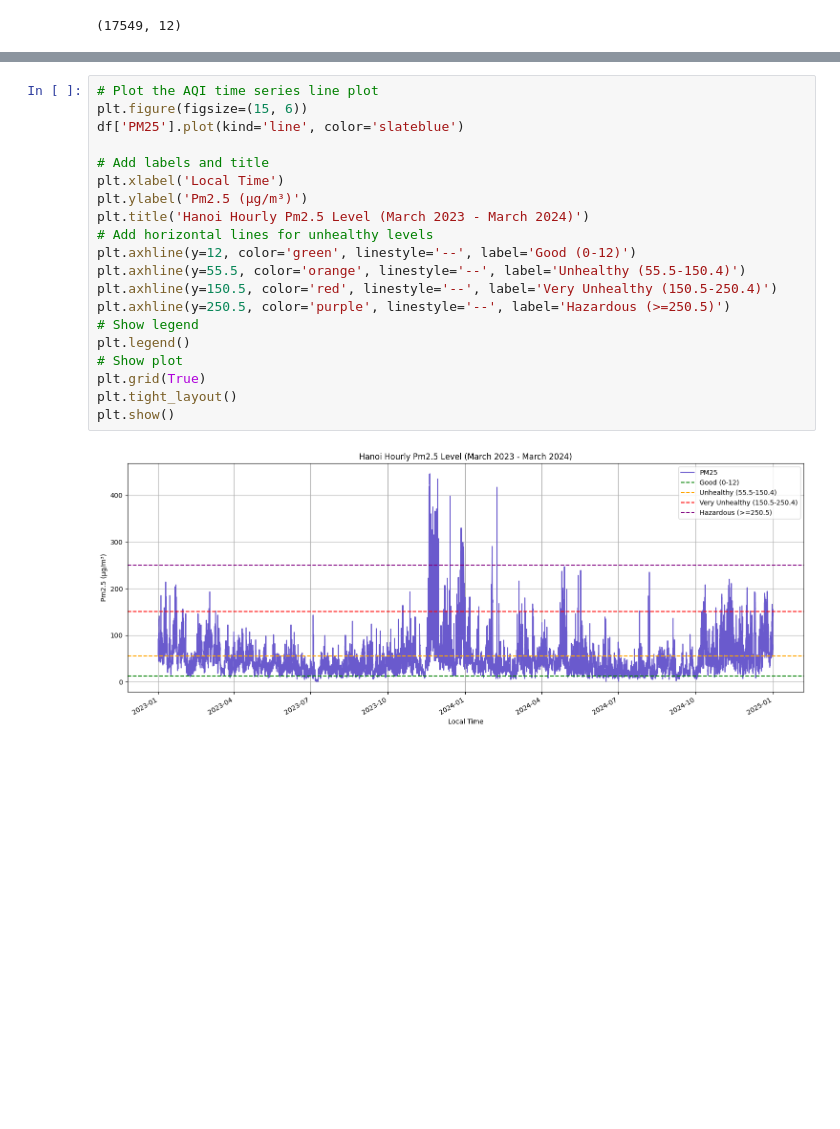
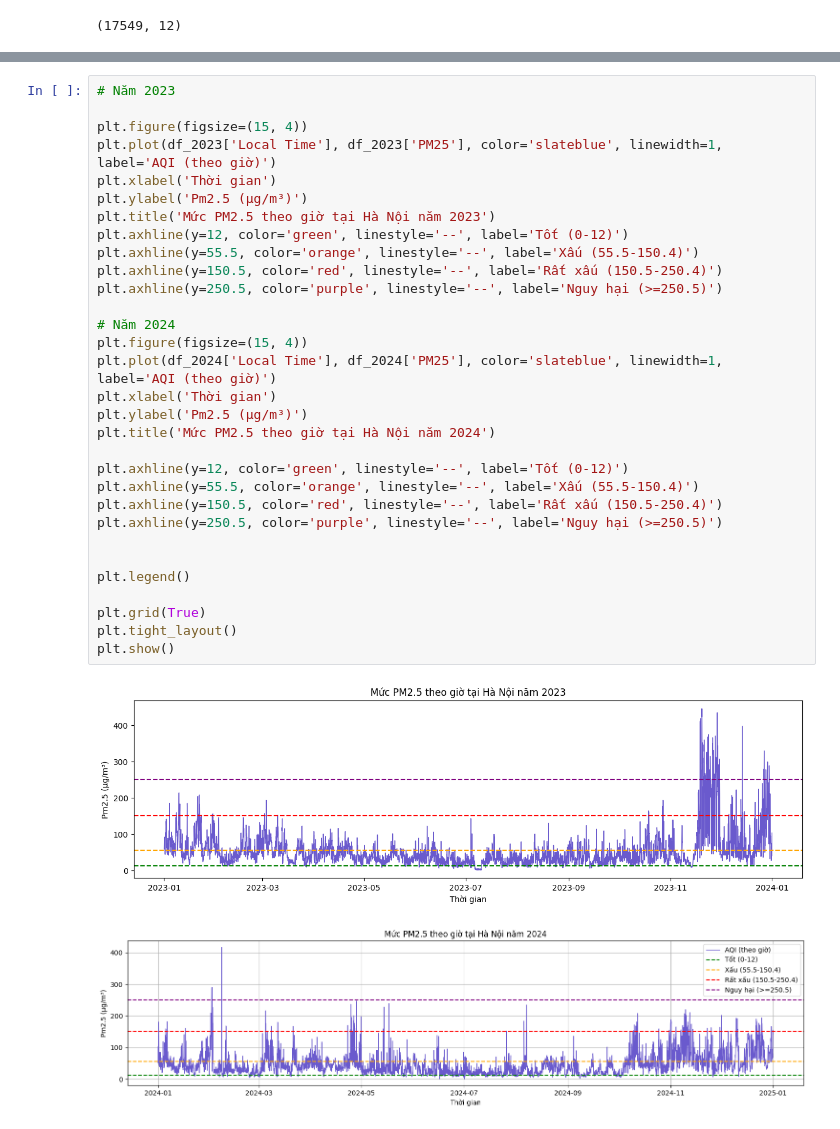
Before and after one commit to HoangHumg1210/Air_Quality-Analysis_HN, a Jupyter notebook: data/Exploratory Data Analysis.ipynb, the cells around one changed output, grey strips where cells are left out. Drawn from its saved outputs; the diff is of its cells as text; blank space fills up the shorter version.

```diff
--- a/data/Exploratory Data Analysis.ipynb
+++ b/data/Exploratory Data Analysis.ipynb
@@ -130,22 +246,34 @@ plt.show()
 # %%
-# Plot the AQI time series line plot
-plt.figure(figsize=(15, 6))
-df['PM25'].plot(kind='line', color='slateblue')
+# Năm 2023
 
-# Add labels and title
-plt.xlabel('Local Time')
+plt.figure(figsize=(15, 4))
+plt.plot(df_2023['Local Time'], df_2023['PM25'], color='slateblue', linewidth=1, label='AQI (theo giờ)')
+plt.xlabel('Thời gian')
 plt.ylabel('Pm2.5 (μg/m³)')
-plt.title('Hanoi Hourly Pm2.5 Level (March 2023 - March 2024)')
-# Add horizontal lines for unhealthy levels
-plt.axhline(y=12, color='green', linestyle='--', label='Good (0-12)')
-plt.axhline(y=55.5, color='orange', linestyle='--', label='Unhealthy (55.5-150.4)')
-plt.axhline(y=150.5, color='red', linestyle='--', label='Very Unhealthy (150.5-250.4)')
-plt.axhline(y=250.5, color='purple', linestyle='--', label='Hazardous (>=250.5)')
-# Show legend
+plt.title('Mức PM2.5 theo giờ tại Hà Nội năm 2023')
+plt.axhline(y=12, color='green', linestyle='--', label='Tốt (0-12)')
+plt.axhline(y=55.5, color='orange', linestyle='--', label='Xấu (55.5-150.4)')
+plt.axhline(y=150.5, color='red', linestyle='--', label='Rất xấu (150.5-250.4)')
+plt.axhline(y=250.5, color='purple', linestyle='--', label='Nguy hại (>=250.5)')
+
+# Năm 2024
+plt.figure(figsize=(15, 4))
+plt.plot(df_2024['Local Time'], df_2024['PM25'], color='slateblue', linewidth=1, label='AQI (theo giờ)')
+plt.xlabel('Thời gian')
+plt.ylabel('Pm2.5 (μg/m³)')
+plt.title('Mức PM2.5 theo giờ tại Hà Nội năm 2024')
+
+plt.axhline(y=12, color='green', linestyle='--', label='Tốt (0-12)')
+plt.axhline(y=55.5, color='orange', linestyle='--', label='Xấu (55.5-150.4)')
+plt.axhline(y=150.5, color='red', linestyle='--', label='Rất xấu (150.5-250.4)')
+plt.axhline(y=250.5, color='purple', linestyle='--', label='Nguy hại (>=250.5)')
+
+
 plt.legend()
-# Show plot
+
 plt.grid(True)
 plt.tight_layout()
 plt.show()
 # %% [output]
-[figure, old version]
+[figure, new version]
+[figure, added]
```
Also changed, not shown: parts of 18 cells of this notebook, 3 other files.
